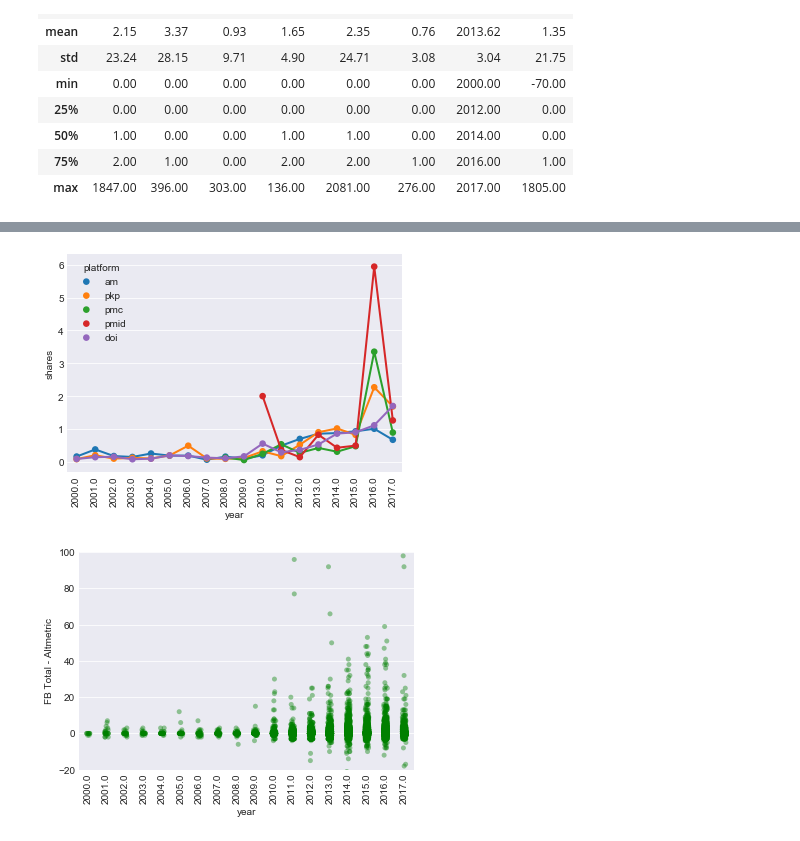
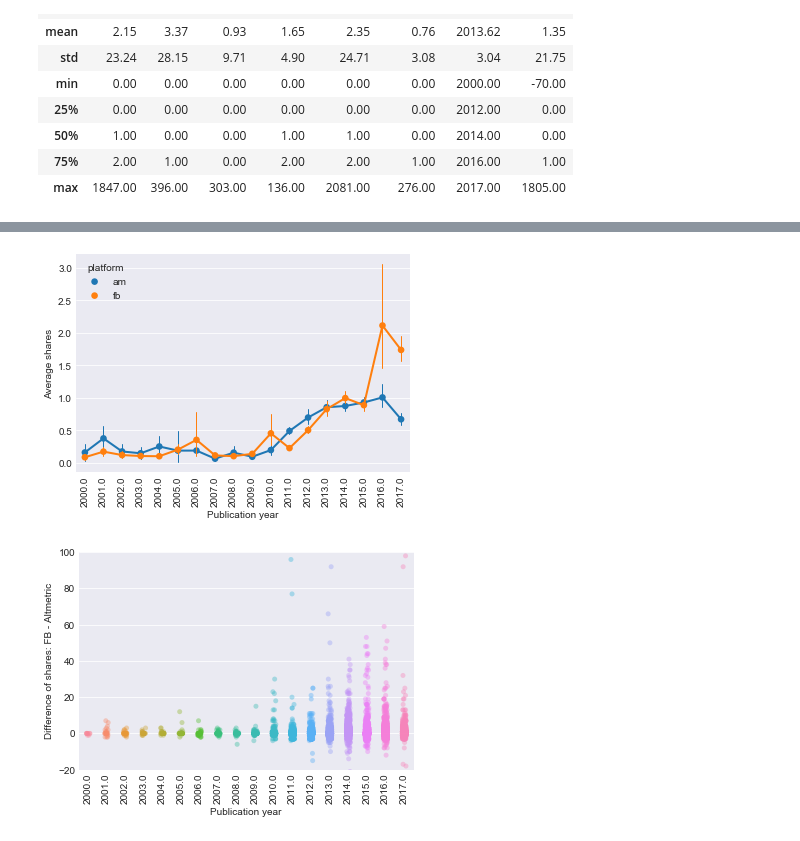
Before and after one commit to ScholCommLab/fhe-public-private, a Jupyter notebook: pkp-analysis.ipynb, the cells around one changed output, grey strips where cells are left out. Cells and saved outputs as stored; diff of their text form; code cells hidden in the pictures.

Commit message:
removed unnecessary code for plots

```diff
--- a/pkp-analysis.ipynb
+++ b/pkp-analysis.ipynb
@@ -203,15 +199,17 @@ https://www.ncbi.nlm.nih.gov/pmc/articles/PMC4791148/
 # %%
-_ = shares[['year', 'am', 'pkp', 'pmc', 'pmid', 'doi']].melt(id_vars = ['year'], var_name="platform", value_name="shares")
+_ = shares[['year', 'am', 'fb']].melt(id_vars = ['year'], var_name="platform", value_name="shares")
 sns.pointplot(x="year", y="shares", hue="platform",
-              data=_,
-             scale=.75, ci=False);
+              data=_, scale=.75, errwidth=1);
 plt.xticks(rotation=90);
+plt.ylabel("Average shares");
+plt.xlabel("Publication year");
 # %% [output]
-[figure, old version]
+[figure, new version]
 # %%
-sns.stripplot(x="year", y="diff", data=shares, jitter=True, dodge=True, alpha=.4, color="g");
+sns.stripplot(x="year", y="diff", data=shares, jitter=True, dodge=True, alpha=.4);
 plt.xticks(rotation=90);
 plt.ylim(-20,100)
-plt.ylabel('FB Total - Altmetric');
+plt.ylabel('Difference of shares: FB - Altmetric');
+plt.xlabel("Publication year");
 # %% [output]
-[figure, old version]
+[figure, new version]
```
Also changed, not shown: parts of 10 cells of this notebook.
